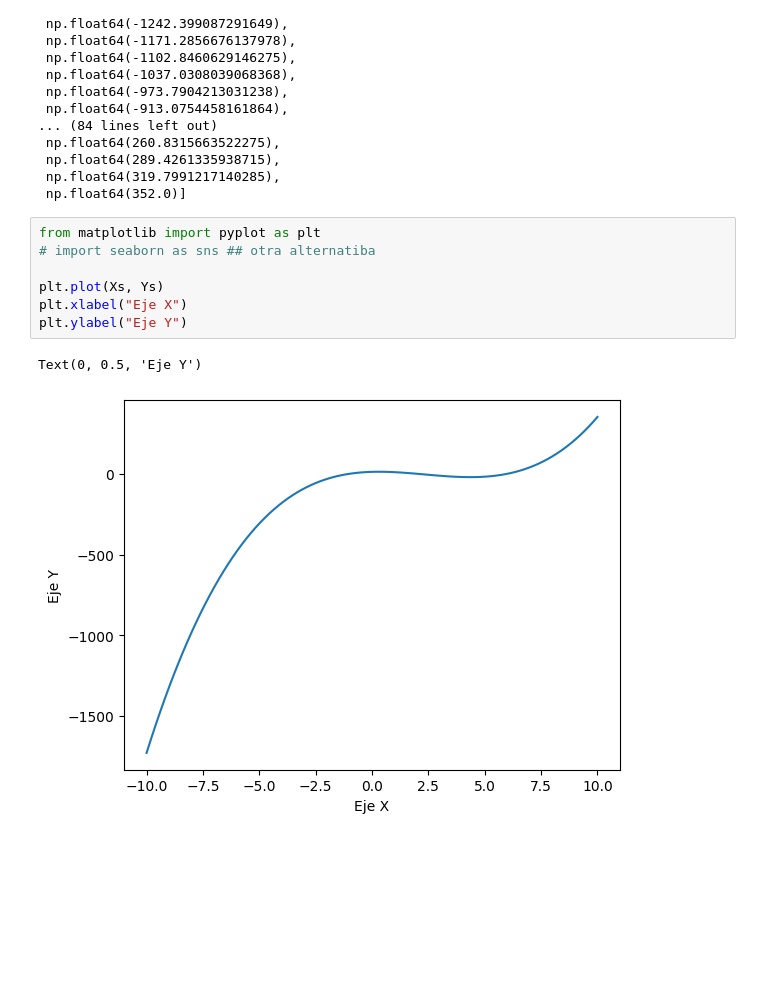
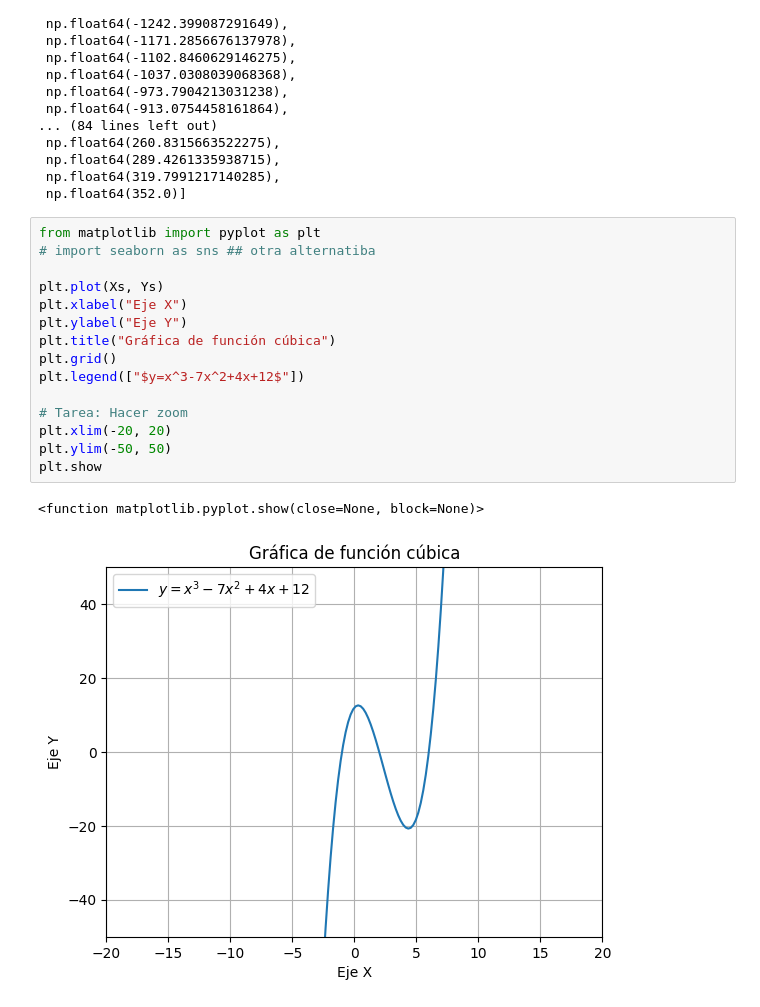
Before and after one commit to alexis-bautista/taller-01-MN, a Jupyter notebook: taller01.ipynb, the cells around one changed output. Saved outputs shown, nothing was run; the diff lists cells and outputs as text; blank space fills up the shorter version.

Commit message:
💬UPDATE: Homework with zoom in graphic

```diff
--- a/taller01.ipynb
+++ b/taller01.ipynb
@@ -67,10 +67,18 @@ x=10.00         y= 352.00
 # %%
 from matplotlib import pyplot as plt
 # import seaborn as sns ## otra alternatiba
 
 plt.plot(Xs, Ys)
 plt.xlabel("Eje X")
 plt.ylabel("Eje Y")
+plt.title("Gráfica de función cúbica")
+plt.grid()
+plt.legend(["$y=x^3-7x^2+4x+12$"])
+
+# Tarea: Hacer zoom
+plt.xlim(-20, 20)
+plt.ylim(-50, 50)
+plt.show
 # %% [output]
-Text(0, 0.5, 'Eje Y')
+<function matplotlib.pyplot.show(close=None, block=None)>
-[figure, old version]
+[figure, new version]
```
